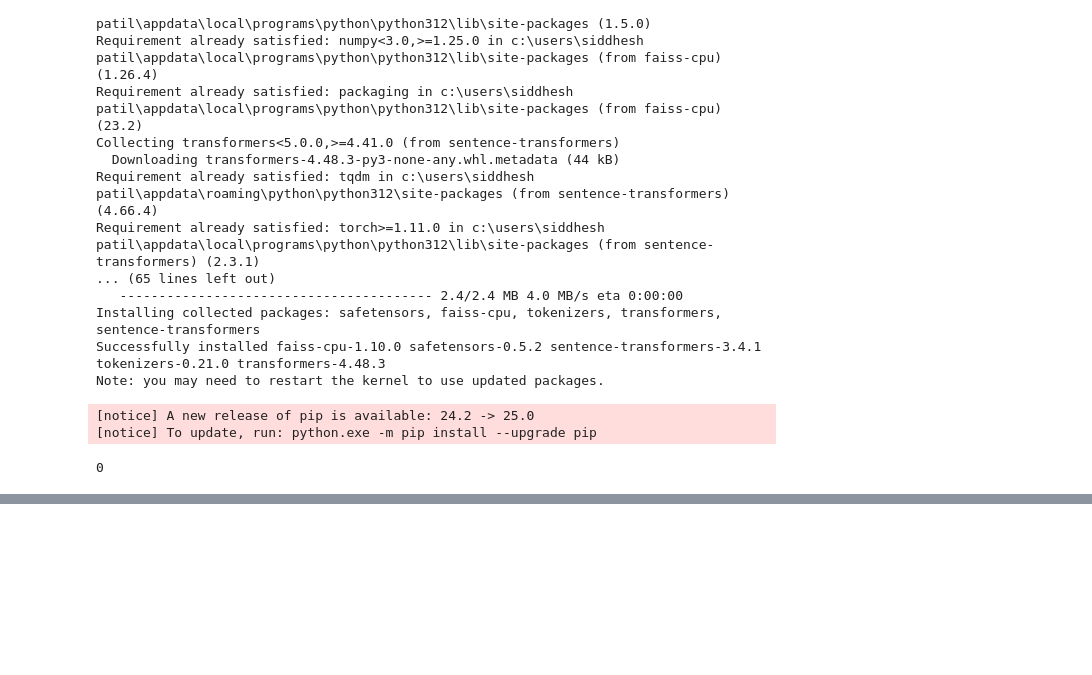
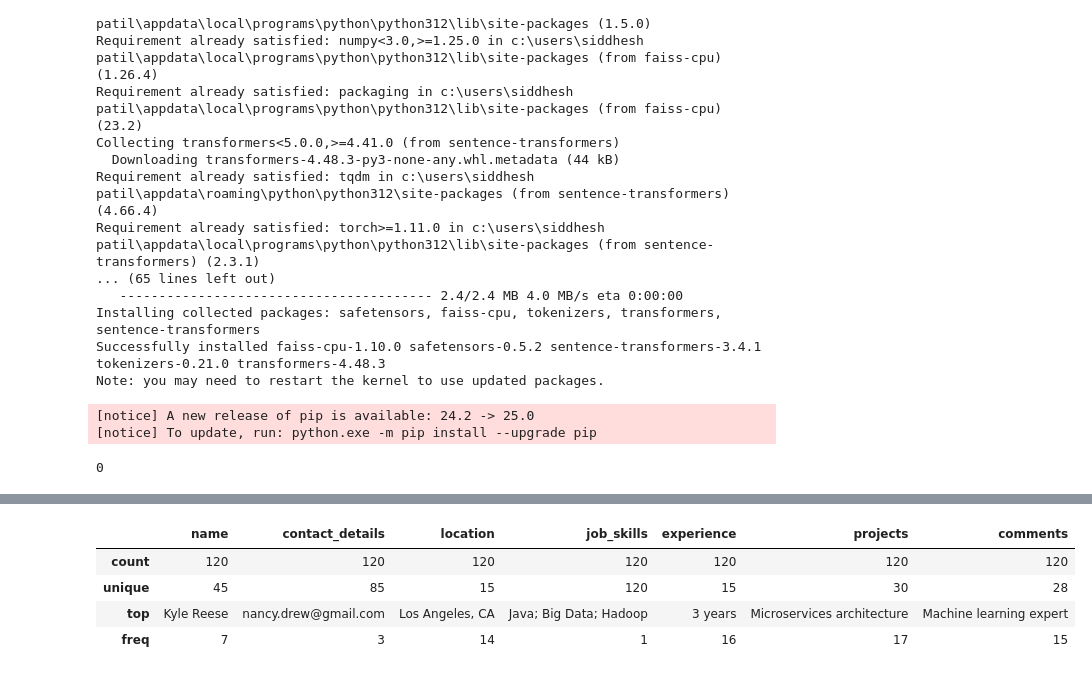
Before and after one commit to triumph10/ml_models, a Jupyter notebook: Untitled.ipynb, the cells around one changed output, grey strips where cells are left out. Saved outputs shown, nothing was run; the diff lists cells and outputs as text; code cells hidden in the pictures; blank space fills up the shorter version.

```diff
--- a/Untitled.ipynb
+++ b/Untitled.ipynb
@@ -234,0 +250,8 @@ client_data.to_csv(r'C:\Users\Siddhesh Patil\OneDrive\Desktop\Projects\model\cli
+# %%
+freelance_data.describe()
+# %% [output]
+|  | name | contact_details | location | job_skills | experience | projects | comments |
+| count | 120 | 120 | 120 | 120 | 120 | 120 | 120 |
+| unique | 45 | 85 | 15 | 120 | 15 | 30 | 28 |
+| top | Kyle Reese | nancy.drew@gmail.com | Los Angeles, CA | Java; Big Data; Hadoop | 3 years | Microservices architecture | Machine learning expert |
+| freq | 7 | 3 | 14 | 1 | 16 | 17 | 15 |
```
Also changed, not shown: parts of 12 cells of this notebook, 2 other files.
